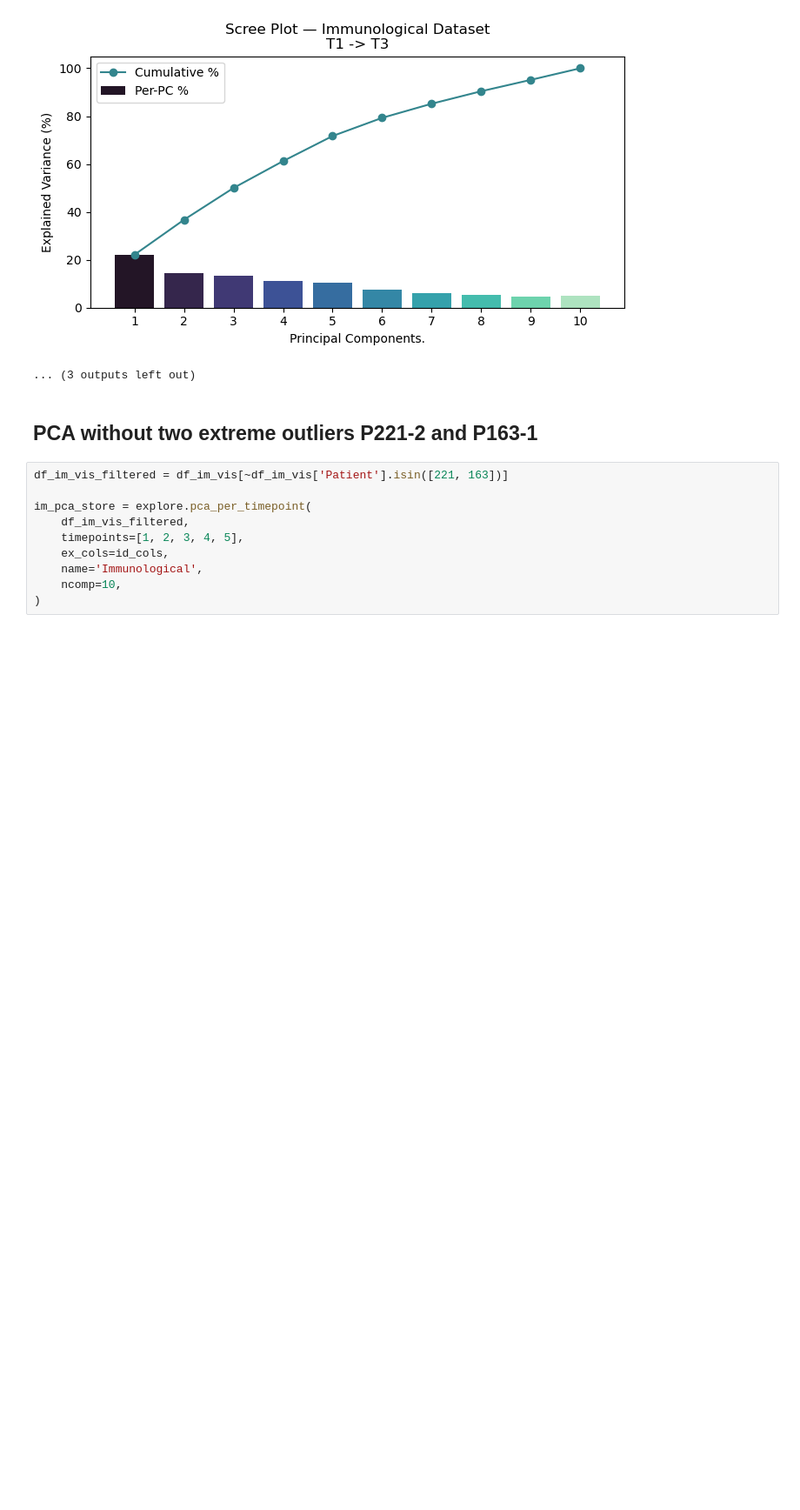
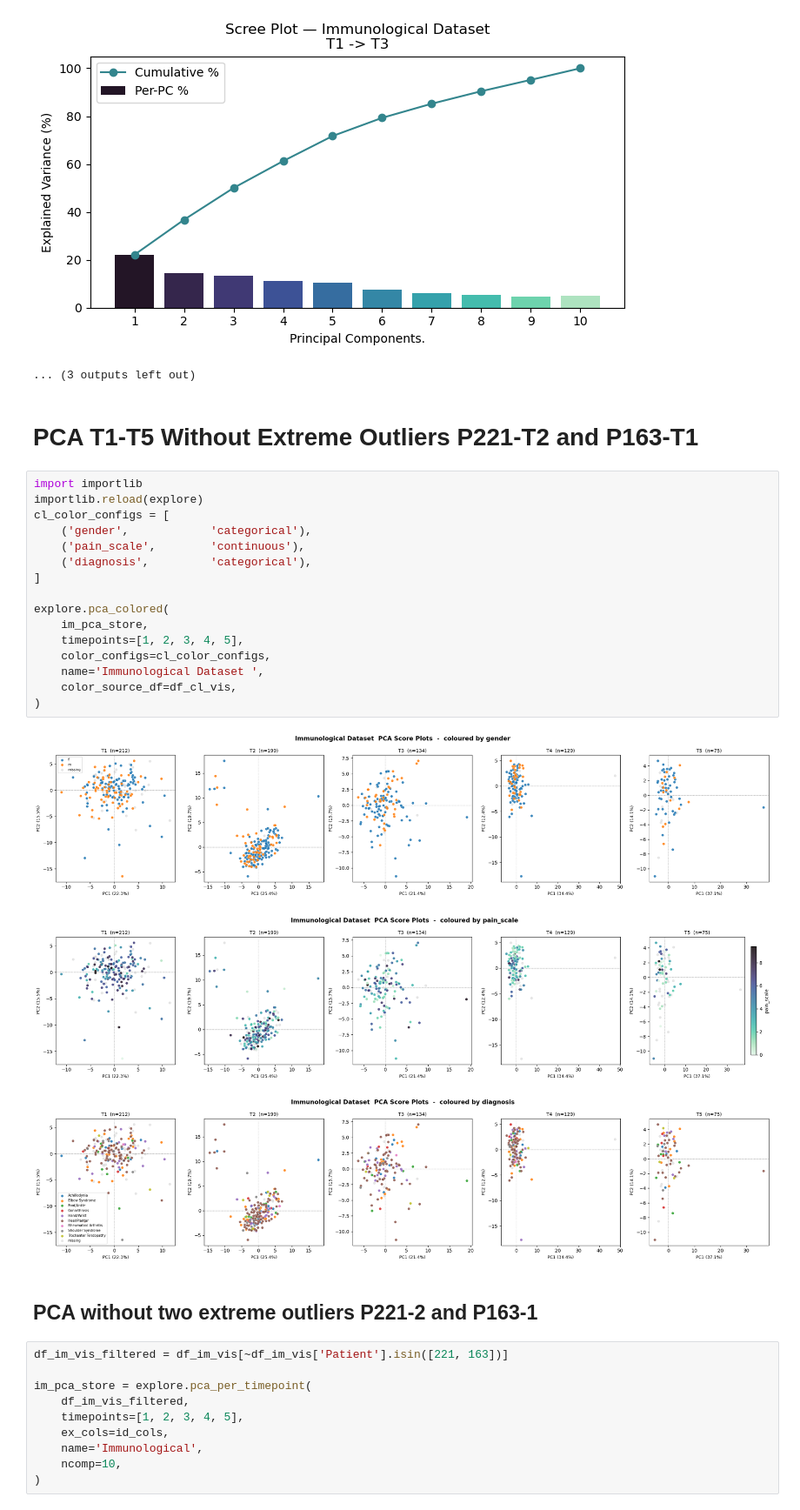
Before and after one commit to ma-farah/master-thesis, a Jupyter notebook: notebooks/3-exploring_pca.ipynb, the cells around one changed output. Shown at 87% size. Drawn from its saved outputs; the diff is of its cells as text; blank space fills up the shorter version.

```diff
--- a/notebooks/3-exploring_pca.ipynb
+++ b/notebooks/3-exploring_pca.ipynb
@@ -186,6 +186,28 @@ Trajectory PCA — immunological dataset
   T1 -> T3: 125 patients
 [figure]
 ... (3 outputs left out)
+# %% [markdown]
+# PCA T1-T5 Without Extreme Outliers P221-T2 and P163-T1
+# %%
+import importlib
+importlib.reload(explore)
+cl_color_configs = [
+    ('gender',            'categorical'),
+    ('pain_scale',        'continuous'),
+    ('diagnosis',         'categorical'),
+]
+
+explore.pca_colored(
+    im_pca_store,
+    timepoints=[1, 2, 3, 4, 5],
+    color_configs=cl_color_configs,
+    name='Immunological Dataset ',
+    color_source_df=df_cl_vis,
+)
+# %% [output]
+[figure, added]
+[figure, added]
+[figure, added]
 # %% [markdown]
 ## PCA without two extreme outliers P221-2 and P163-1
 # %%
```
